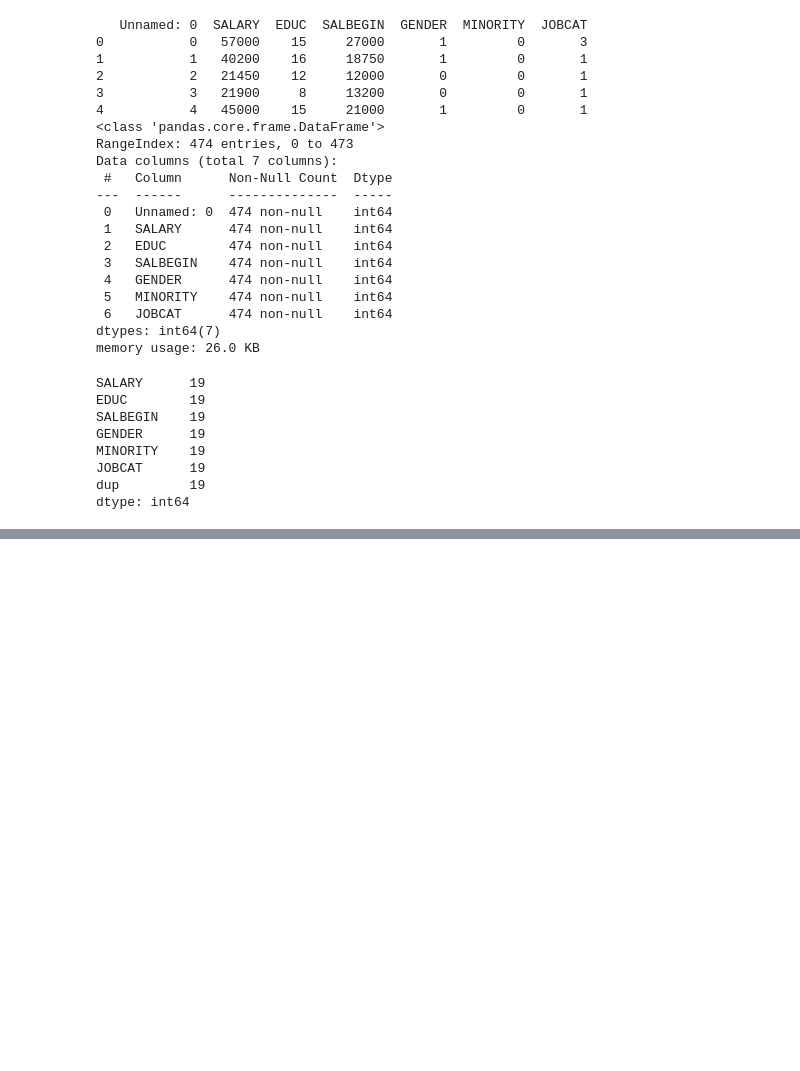
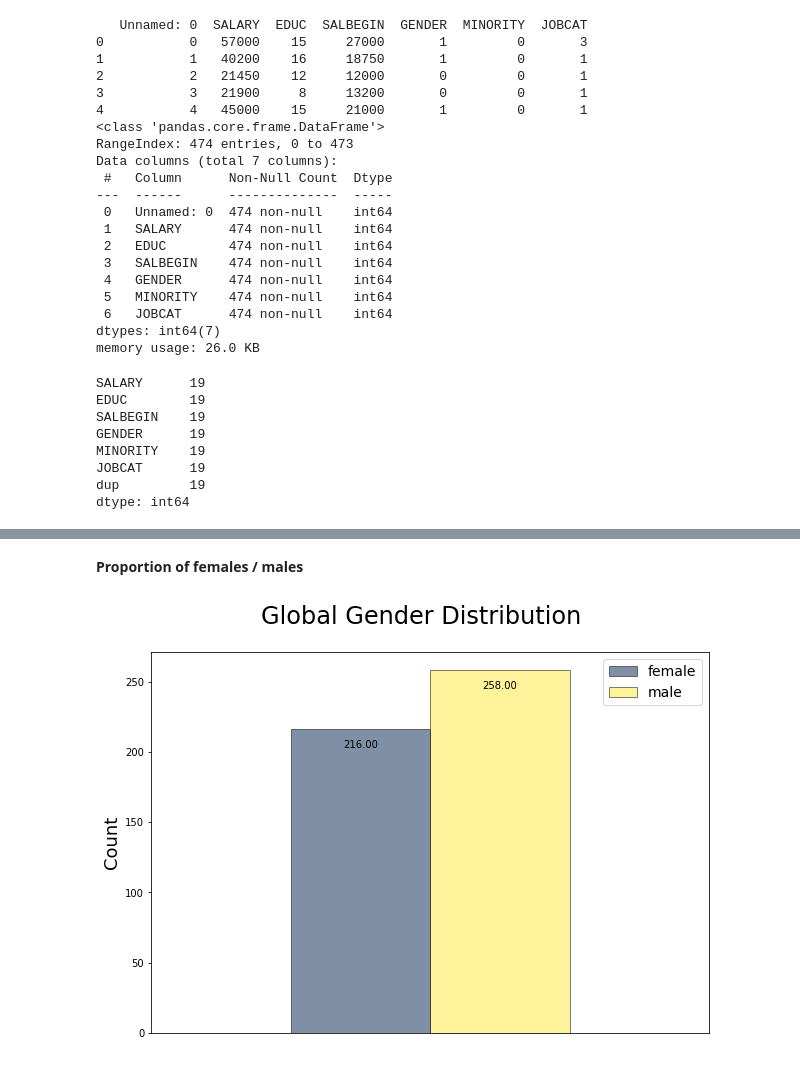
Before and after one commit to AIMPED/EDA_Bank_wages, a Jupyter notebook: EDA_work.ipynb, the cells around one changed output, grey strips where cells are left out. Drawn from its saved outputs; the diff is of its cells as text; code cells hidden in the pictures; blank space fills up the shorter version.

```diff
--- a/EDA_work.ipynb
+++ b/EDA_work.ipynb
@@ -67,5 +72,6 @@ dtype: int64
 # change to lowercase column names
 df.columns = df.columns.str.lower()
 # %%
-df.rename(columns = {'salary': 's_cur','salbegin': 's_beg', 'educ':'years'}, inplace=True)
+# rename columns
+df.rename(columns = {'salary': 'current_s','salbegin': 'start_s', 'educ':'educ'}, inplace=True)
 # %%
@@ -90,0 +96,22 @@ sns.scatterplot(data=df, x= df.years, y=df.s_cur)
+# %% [markdown]
+**Proportion of females / males**
+# %%
+# global gender distribution
+# create groupy object by gender
+gb_gender = df.groupby('gender')
+# plot figure
+fig, ax = plt.subplots(figsize=(10,7))
+gb_gender['gender'].value_counts().to_frame().T.plot(kind='bar', edgecolor='black', alpha=0.5, ax=ax,colormap='cividis')
+#
+# alternative method to plot the figure using "unstack()"
+#gb_gender['gender'].value_counts().unstack().plot(kind='bar', edgecolor='black', alpha=0.5, ax=ax,colormap='cividis')
+
+fig.text(s="Global Gender Distribution",x=.5,y=0.95, fontsize = 24,ha='center', va='center')
+plt.xlabel(' ')
+plt.ylabel("Count", fontsize = 18)
+plt.legend(['female','male'],fontsize = 14)
+plt.xticks([])
+for p in ax.patches:
+    ax.annotate("%.2f" % p.get_height(), (p.get_x() + p.get_width() / 2., p.get_height()), ha='center', va='center', xytext=(0, -15), textcoords='offset points')
+# %% [output]
+[figure, added]
```
Also changed, not shown: parts of 53 cells of this notebook.
